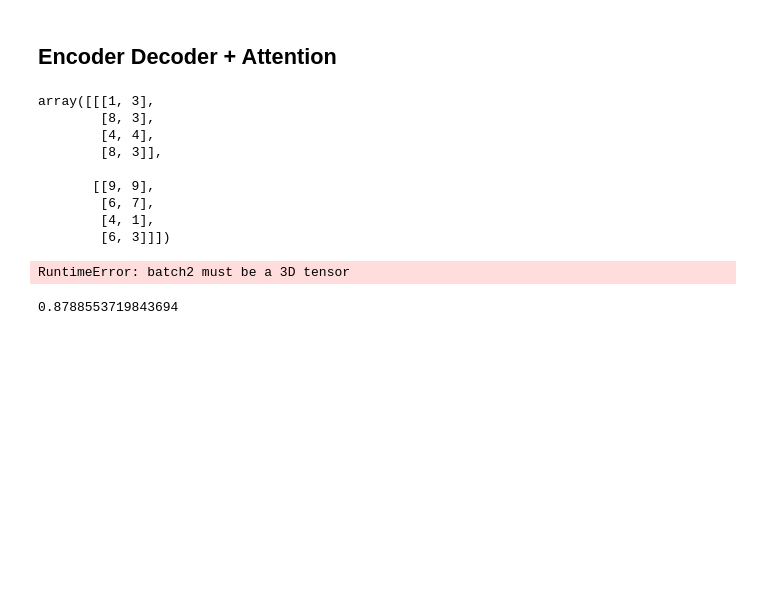
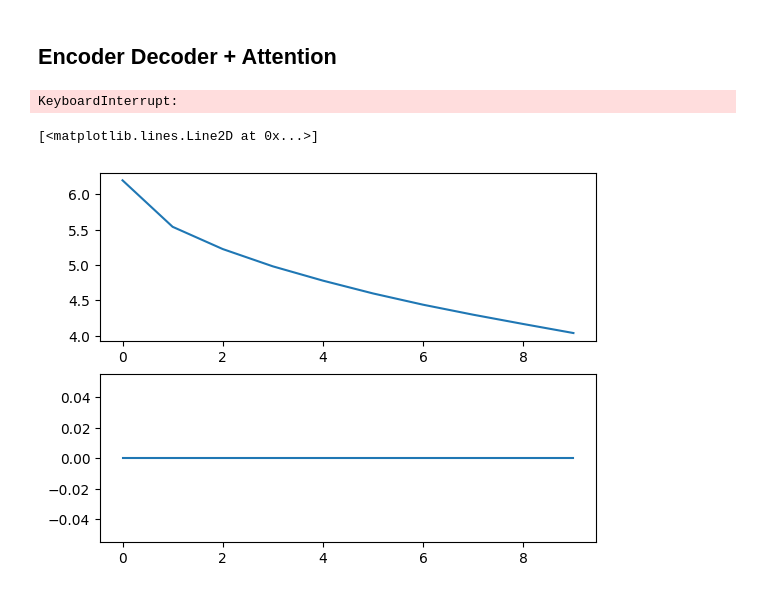
Before and after one commit to TheGEN1U5/DLventures, a Jupyter notebook: nlp/attention/bahdanau.ipynb, the cells around one changed output. Saved outputs shown, nothing was run; the diff lists cells and outputs as text; code cells hidden in the pictures; blank space fills up the shorter version.

Commit message:
trainable but not optimized

```diff
--- a/nlp/attention/bahdanau.ipynb
+++ b/nlp/attention/bahdanau.ipynb
@@ -327,24 +356,19 @@ class EncDec(nn.Module):
-# %%
-a = np.random.randint(1, 10, size=(2,4,2))
-a
-# %% [output]
-array([[[1, 3],
-        [8, 3],
-        [4, 4],
-        [8, 3]],
-
-       [[9, 9],
-        [6, 7],
-        [4, 1],
-        [6, 3]]])
+# %%
+translator = EncDec(embed_dim=256, hidden_dim=512, vocab_size_x=len(de_vocab), vocab_size_y=len(en_vocab), num_layers=2)
 # %%
-a = torch.tensor(np.random.randint(1, 10, size=(2,3,6)), dtype=torch.float32)
-b = torch.tensor(np.random.randint(1, 10, size=(2,3,1)), dtype=torch.float32).squeeze(2)
-a, b, torch.bmm(a, b)
+losses = np.array([])
+val_losses = np.array([])
-# %% [output]
-RuntimeError: batch2 must be a 3D tensor
-# %%
-e = 2.718
-e**8 / (e**8 + e**2 + e**6)
-# %% [output]
-0.8788553719843694
+# %%
+losses_new, val_losses_new = train(translator, train_loader, 0.001, 10)
+losses = np.append(losses, losses_new)
+val_losses = np.append(val_losses, val_losses_new)
+# %% [output]
+KeyboardInterrupt:
+# %%
+import matplotlib.pyplot as plt
+fig, ax = plt.subplots(2)
+ax[0].plot(losses)
+ax[1].plot(val_losses)
+# %% [output]
+[<matplotlib.lines.Line2D at 0x...>]
+[figure, added]
```
Also changed, not shown: parts of 4 cells of this notebook.
